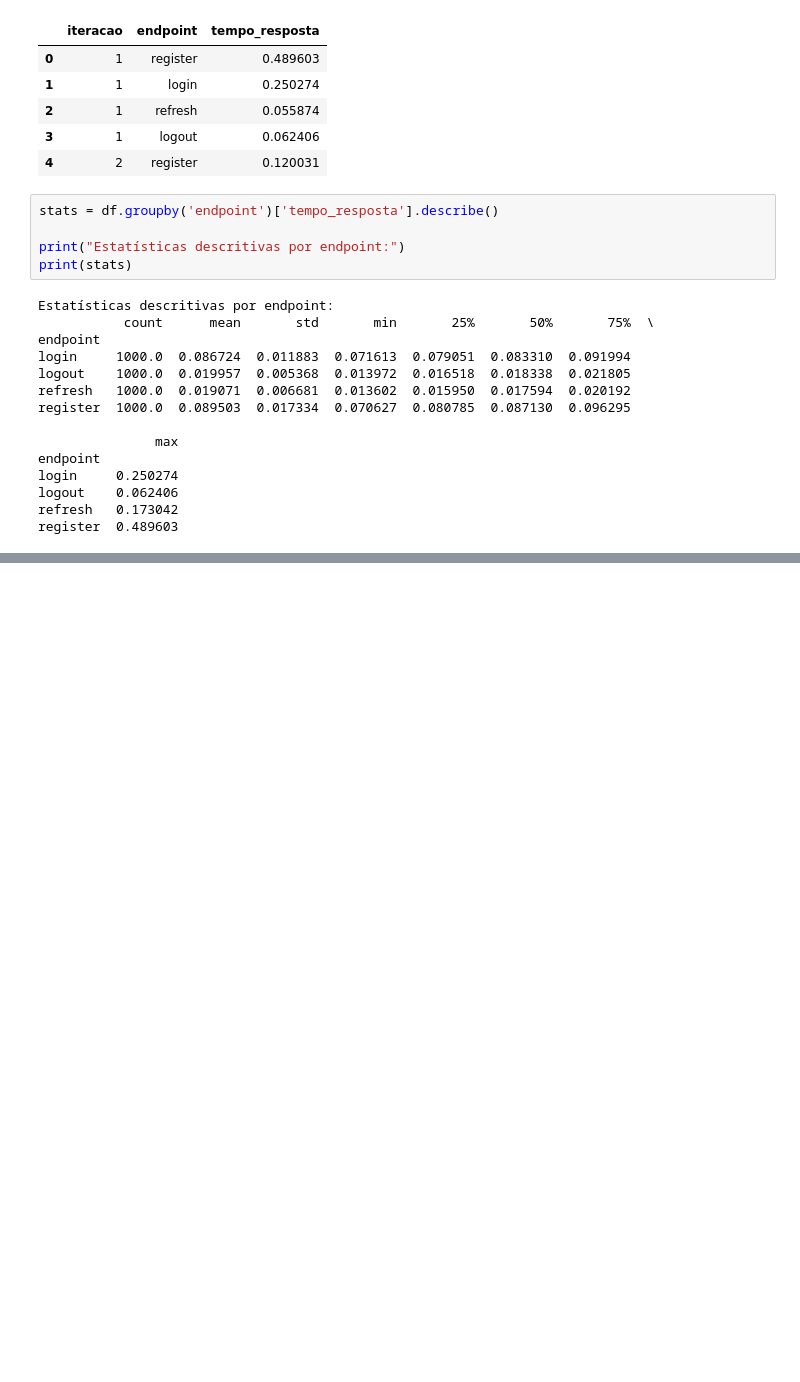
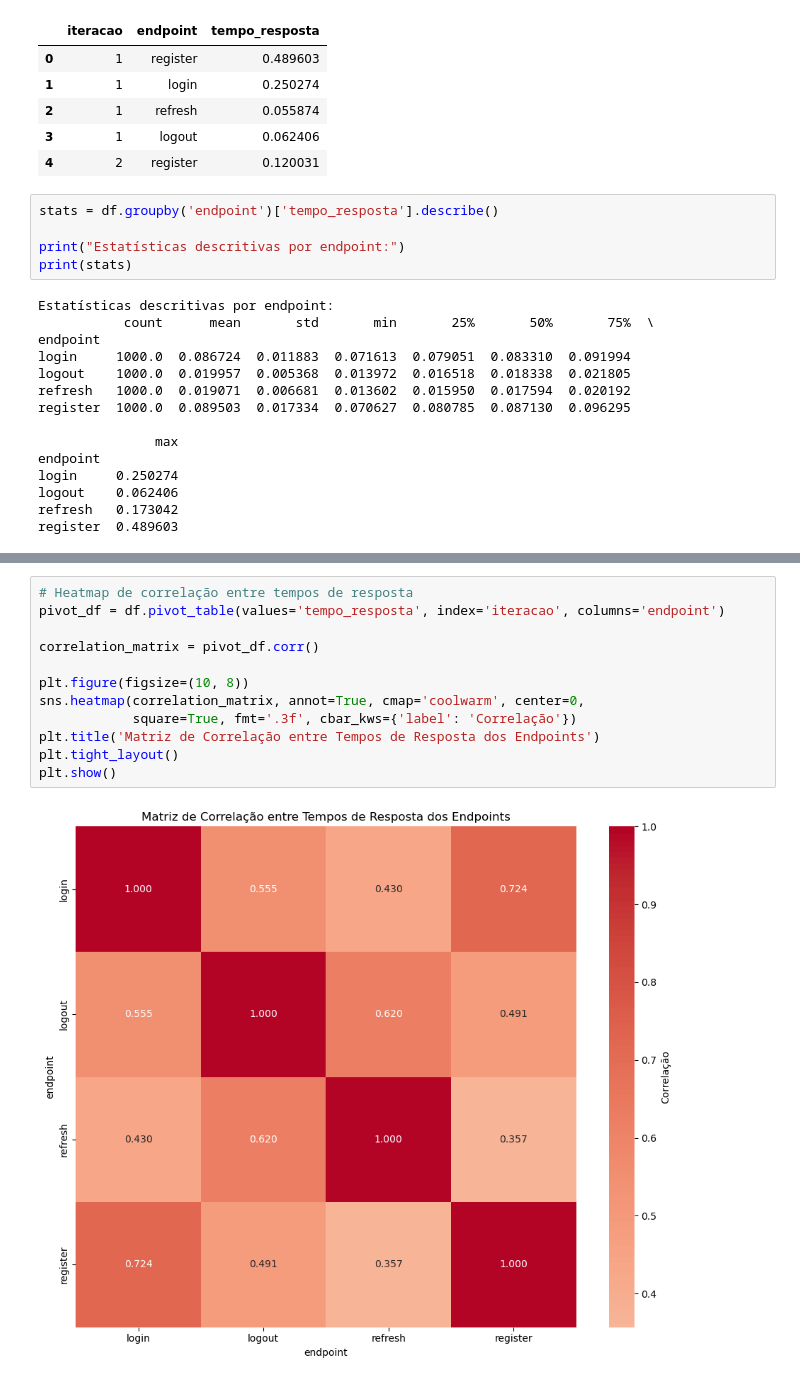
Before and after one commit to MateusVasc/IAM-Identity-and-Access-Management, a Jupyter notebook: data_analysis._post_update.ipynb, the cells around one changed output, grey strips where cells are left out. Saved outputs shown, nothing was run; the diff lists cells and outputs as text; blank space fills up the shorter version.

```diff
--- a/data_analysis._post_update.ipynb
+++ b/data_analysis._post_update.ipynb
@@ -72,0 +103,14 @@ plt.show()
+# %%
+# Heatmap de correlação entre tempos de resposta
+pivot_df = df.pivot_table(values='tempo_resposta', index='iteracao', columns='endpoint')
+
+correlation_matrix = pivot_df.corr()
+
+plt.figure(figsize=(10, 8))
+sns.heatmap(correlation_matrix, annot=True, cmap='coolwarm', center=0,
+            square=True, fmt='.3f', cbar_kws={'label': 'Correlação'})
+plt.title('Matriz de Correlação entre Tempos de Resposta dos Endpoints')
+plt.tight_layout()
+plt.show()
+# %% [output]
+[figure, added]
```
Also changed, not shown: parts of 11 cells of this notebook, 1 other file.
